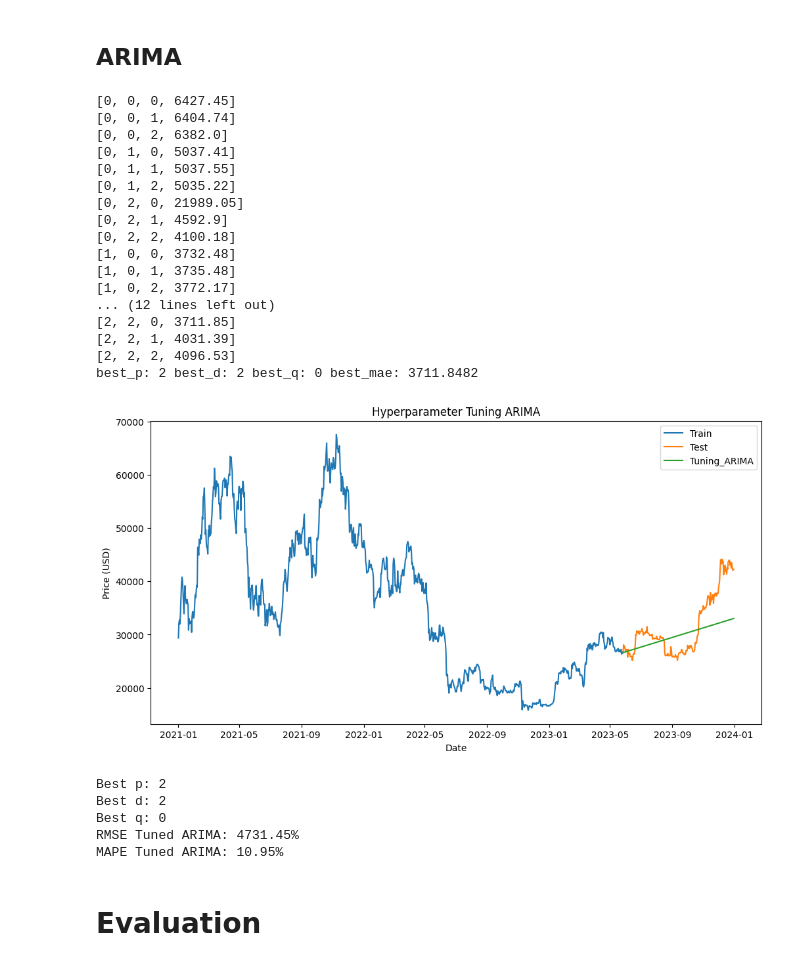
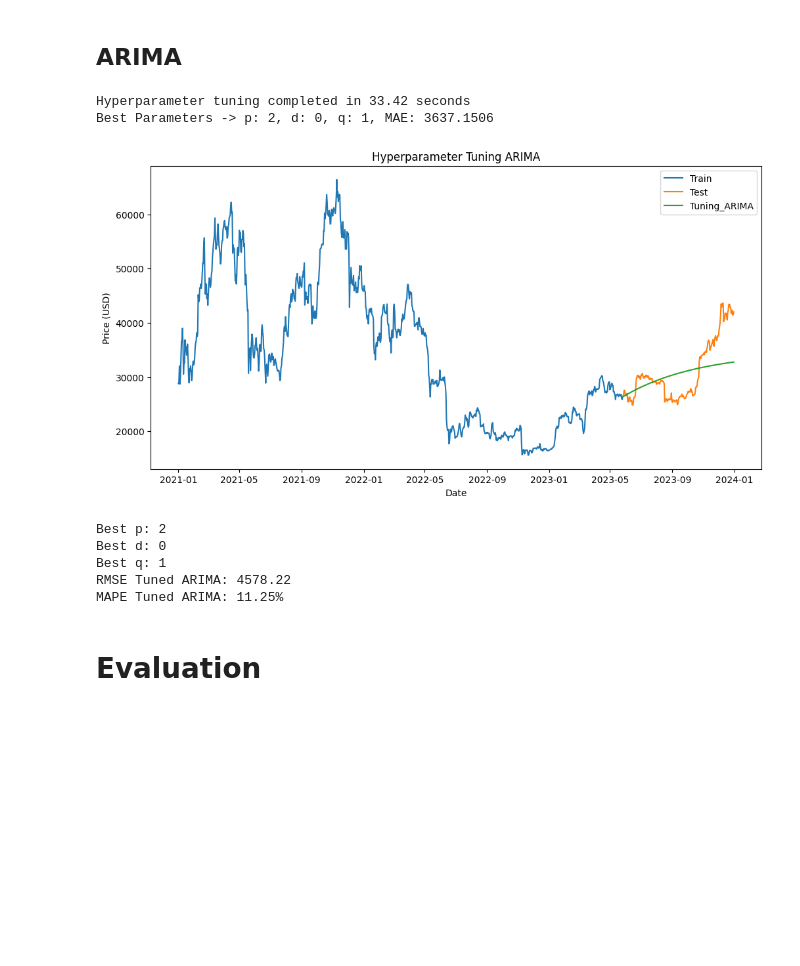
Before and after one commit to adiprrassetyo/forecast-tse-arima, a Jupyter notebook: Low Price.ipynb, the cells around one changed output. Cells and saved outputs as stored; diff of their text form; code cells hidden in the pictures; blank space fills up the shorter version.

```diff
--- a/Low Price.ipynb
+++ b/Low Price.ipynb
@@ -481,6 +477,8 @@ def fit_tes(train, test, seasonal_periods, alpha, beta, gamma):
 
 def tes_optimizer(train, test, seasonal_periods, abg):
     best_alpha, best_beta, best_gamma, best_mae = None, None, None, float("inf")
+    start_time = time.time()
+
     for comb in abg:
         tes_model = ExponentialSmoothing(train, trend="add", seasonal="add", seasonal_periods=seasonal_periods). \
             fit(smoothing_level=comb[0], smoothing_slope=comb[1], smoothing_seasonal=comb[2])
@@ -488,10 +486,12 @@ def tes_optimizer(train, test, seasonal_periods, abg):
         mae = mean_absolute_error(test, y_pred)
         if mae < best_mae:
             best_alpha, best_beta, best_gamma, best_mae = comb[0], comb[1], comb[2], mae
-        print([round(comb[0], 2), round(comb[1], 2), round(comb[2], 2), round(mae, 2)])
 
-    print("best_alpha:", round(best_alpha, 2), "best_beta:", round(best_beta, 2), "best_gamma:", round(best_gamma, 2),
-          "best_mae:", round(best_mae, 4))
+    end_time = time.time()
+    elapsed_time = end_time - start_time
+
+    print("Hyperparameter tuning completed in {:.2f} seconds".format(elapsed_time))
+    print("Best Parameters -> alpha: {:.2f}, beta: {:.2f}, gamma: {:.2f}, MAE: {:.4f}".format(best_alpha, best_beta, best_gamma, best_mae))
 
     return best_alpha, best_beta, best_gamma, best_mae
 
@@ -500,15 +500,15 @@ alphas = betas = gammas = np.arange(0.20, 1, 0.10)
 abg = list(itertools.product(alphas, betas, gammas))
 
 # Train the model and optimize hyperparameters
-best_alpha, best_beta, best_gamma, _ = tes_optimizer(train_btc['Low, test_btc['LoLowseasonal_periods, abg)
+best_alpha, best_beta, best_gamma, _ = tes_optimizer(train_final['Low'], test_final['Low'], seasonal_periods, abg)
 
 # Fit the model with best hyperparameters
-model_fit, Tuning_TES = fit_tes(train_btc['Low, test_btc['LoLowseasonal_periods, best_alpha, best_beta, best_gamma)
+model_fit, Tuning_TES = fit_tes(train_final['Low'], test_final['Low'], seasonal_periods, best_alpha, best_beta, best_gamma)
 
 # Plot the results
 plt.figure(figsize=(12, 6))
-plt.plot(train_btc['Low, label='Train')
-plt.plot(test_btc['Low, label='Test')
+plt.plot(train_final['Low'], label='Train')
+plt.plot(test_final['Low'], label='Test')
 plt.plot(Tuning_TES, label='Forecast Tuning TES')
 plt.xlabel('Date')
 plt.ylabel('Price (USD)')
@@ -517,8 +517,8 @@ plt.title('Hyperparameter Tuning TES')
 plt.show()
 
 # Evaluate the model RMSE n MAPE
-rmse_tuned_TES = np.sqrt(mean_squared_error(test_btc['Low, Tuning_TES))
-mape_tuned_TES = np.mean(np.abs((test_btc['Low - Tuning_TES) / test_btc['LoLow * 100
+rmse_tuned_TES = np.sqrt(mean_squared_error(test_final['Low'], Tuning_TES))
+mape_tuned_TES = np.mean(np.abs((test_final['Low'] - Tuning_TES) / test_final['Low'])) * 100
 
 # print best aplha, beta, gammma
 print(f'Best Alpha: {best_alpha}')
@@ -570,6 +555,8 @@ def fit_arima(train, test, order):
 
 def arima_optimizer(train, test, pdq):
     best_p, best_d, best_q, best_mae = None, None, None, float("inf")
+    start_time = time.time()
+
     for comb in pdq:
         try:
             arima_model = ARIMA(train, order=comb).fit()
@@ -577,71 +564,59 @@ def arima_optimizer(train, test, pdq):
             mae = mean_absolute_error(test, y_pred)
             if mae < best_mae:
                 best_p, best_d, best_q, best_mae = comb[0], comb[1], comb[2], mae
-            print([comb[0], comb[1], comb[2], round(mae, 2)])
         except:
             continue
 
-    print("best_p:", best_p, "best_d:", best_d, "best_q:", best_q, "best_mae:", round(best_mae, 4))
+    end_time = time.time()
+    elapsed_time = end_time - start_time
+
+    print("Hyperparameter tuning completed in {:.2f} seconds".format(elapsed_time))
+    print("Best Parameters -> p: {}, d: {}, q: {}, MAE: {:.4f}".format(best_p, best_d, best_q, best_mae))
 
     return best_p, best_d, best_q, best_mae
 
 # Generate combinations of p, d, q
 p = d = q = range(0, 3)
 pdq = list(itertools.product(p, d, q))
 
 # Train the model and optimize hyperparameters
-best_p, best_d, best_q, _ = arima_optimizer(arima_train_df['Low, arima_test_df['LoLowpdq)
+best_p, best_d, best_q, _ = arima_optimizer(arima_train_df['Low'], arima_test_df['Low'], pdq)
 
 # Fit the model with best hyperparameters
 order = (best_p, best_d, best_q)
-model_fit, Tuning_ARIMA = fit_arima(arima_train_df['Low, arima_test_df['LoLoworder)
+model_fit, Tuning_ARIMA = fit_arima(arima_train_df['Low'], arima_test_df['Low'], order)
 
 # Plot the results
 plt.figure(figsize=(12, 6))
-plt.plot(arima_train_df['Low, label='Train')
-plt.plot(arima_test_df['Low, label='Test')
+plt.plot(arima_train_df['Low'], label='Train')
+plt.plot(arima_test_df['Low'], label='Test')
 plt.plot(Tuning_ARIMA, label='Tuning_ARIMA')
 plt.xlabel('Date')
 plt.ylabel('Price (USD)')
 plt.legend()
 plt.title('Hyperparameter Tuning ARIMA')
 plt.show()
 
 # Evaluate the model RMSE n MAPE
-rmse_tuned_ARIMA = np.sqrt(mean_squared_error(arima_test_df['Low, Tuning_ARIMA))
-mape_tuned_ARIMA = np.mean(np.abs((arima_test_df['Low - Tuning_ARIMA) / arima_test_df['LoLow * 100
+rmse_tuned_ARIMA = np.sqrt(mean_squared_error(arima_test_df['Low'], Tuning_ARIMA))
+mape_tuned_ARIMA = np.mean(np.abs((arima_test_df['Low'] - Tuning_ARIMA) / arima_test_df['Low'])) * 100
 
 
 #print for ARIMa
 print(f'Best p: {best_p}')
 print(f'Best d: {best_d}')
 print(f'Best q: {best_q}')
-print(f'RMSE Tuned ARIMA: {rmse_tuned_ARIMA:.2f}%')
+print(f'RMSE Tuned ARIMA: {rmse_tuned_ARIMA:.2f}')
 print(f'MAPE Tuned ARIMA: {mape_tuned_ARIMA:.2f}%')
 # %% [output]
-[0, 0, 0, 6427.45]
-[0, 0, 1, 6404.74]
-[0, 0, 2, 6382.0]
-[0, 1, 0, 5037.41]
-[0, 1, 1, 5037.55]
-[0, 1, 2, 5035.22]
-[0, 2, 0, 21989.05]
-[0, 2, 1, 4592.9]
-[0, 2, 2, 4100.18]
-[1, 0, 0, 3732.48]
-[1, 0, 1, 3735.48]
-[1, 0, 2, 3772.17]
-... (12 lines left out)
-[2, 2, 0, 3711.85]
-[2, 2, 1, 4031.39]
-[2, 2, 2, 4096.53]
-best_p: 2 best_d: 2 best_q: 0 best_mae: 3711.8482
+Hyperparameter tuning completed in 33.42 seconds
+Best Parameters -> p: 2, d: 0, q: 1, MAE: 3637.1506
-[figure, old version]
+[figure, new version]
 Best p: 2
-Best d: 2
-Best q: 0
-RMSE Tuned ARIMA: 4731.45%
-MAPE Tuned ARIMA: 10.95%
+Best d: 0
+Best q: 1
+RMSE Tuned ARIMA: 4578.22
+MAPE Tuned ARIMA: 11.25%
 # %% [markdown]
 # Evaluation
 # %% [markdown]
```
Also changed, not shown: parts of 28 cells of this notebook, 9 other files.
